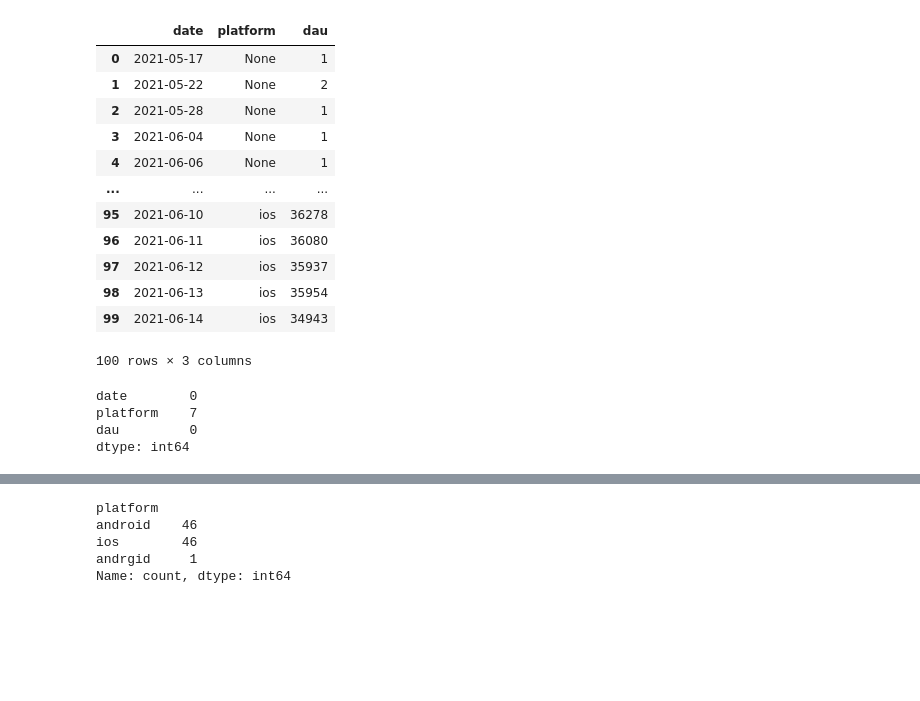
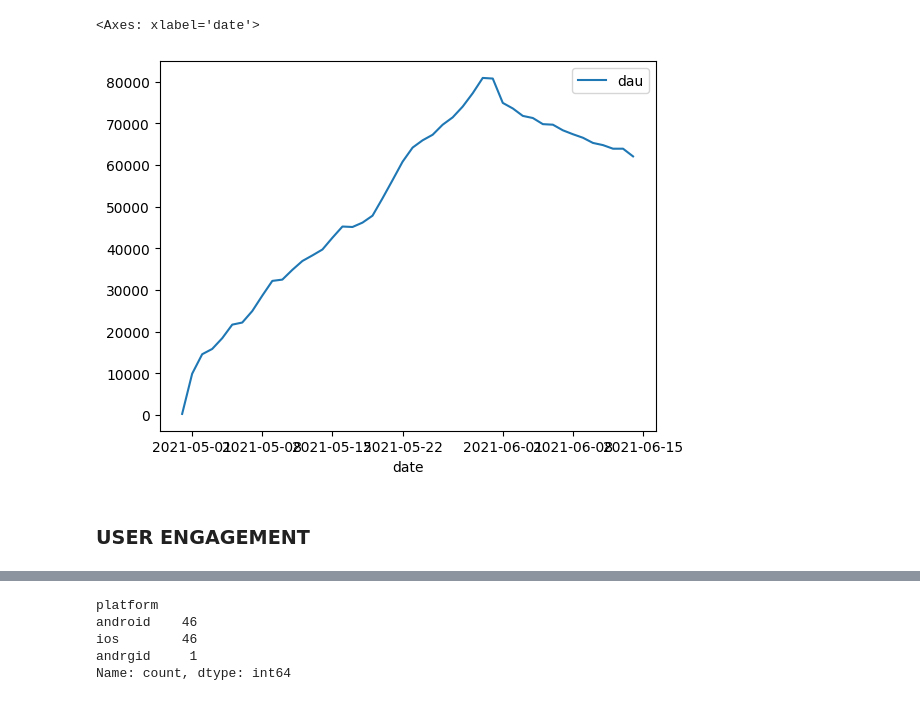
Before and after one commit to ybektas20/dream_case, a Jupyter notebook: eda.ipynb, the cells around one changed output, grey strips where cells are left out. Cells and saved outputs as stored; diff of their text form; code cells hidden in the pictures; blank space fills up the shorter version.

```diff
--- a/eda.ipynb
+++ b/eda.ipynb
@@ -40,26 +1,12 @@ shapes
-# %%
-from q1 import *
-
-dau_by_platform = get_dau_by_platform()
-dau_by_platform
-# %% [output]
-|  | date | platform | dau |
-| 0 | 2021-05-17 | None | 1 |
-| 1 | 2021-05-22 | None | 2 |
-| 2 | 2021-05-28 | None | 1 |
-| 3 | 2021-06-04 | None | 1 |
-| 4 | 2021-06-06 | None | 1 |
-| ... | ... | ... | ... |
-| 95 | 2021-06-10 | ios | 36278 |
-| 96 | 2021-06-11 | ios | 36080 |
-| 97 | 2021-06-12 | ios | 35937 |
-| 98 | 2021-06-13 | ios | 35954 |
-| 99 | 2021-06-14 | ios | 34943 |
-100 rows × 3 columns
-# %%
-dau_by_platform.isna().sum()
-# %% [output]
-date        0
-platform    7
-dau         0
-dtype: int64
+# %%
+from DreamGamesAnalytics import DreamGamesAnalytics
+service_account_path = '/home/yusuf/DataScience/dream_games/ybektas20.json'
+analytics = DreamGamesAnalytics(service_account_path)
+# ARPDAU grouped by date/platform/network/country
+dau_trend = analytics.dau_trend().set_index('date')
+dau_trend.plot()
+# %% [output]
+<Axes: xlabel='date'>
+[figure, added]
+# %% [markdown]
+### USER ENGAGEMENT
```
Also changed, not shown: parts of 39 cells of this notebook, 3 other files.
